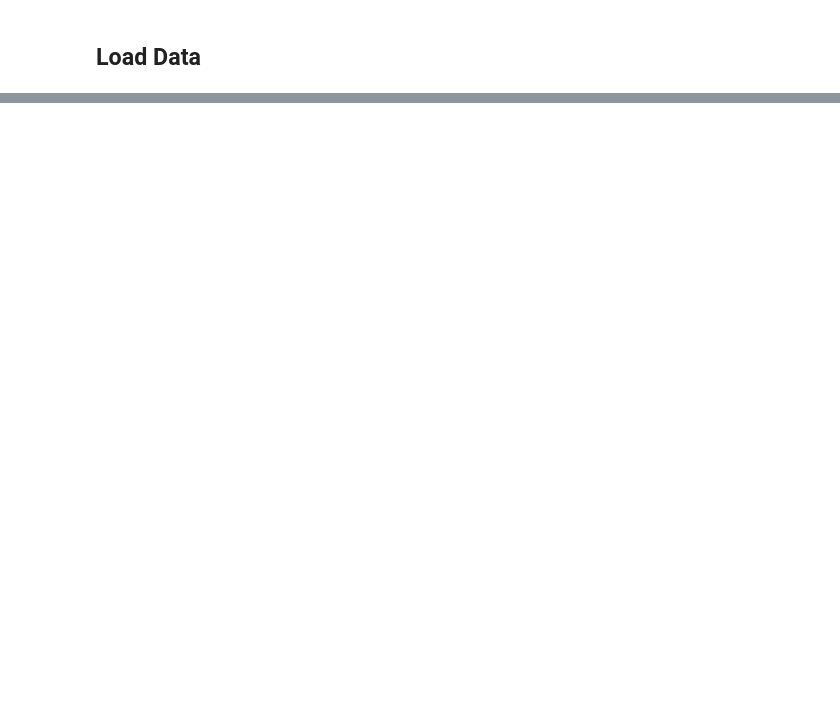
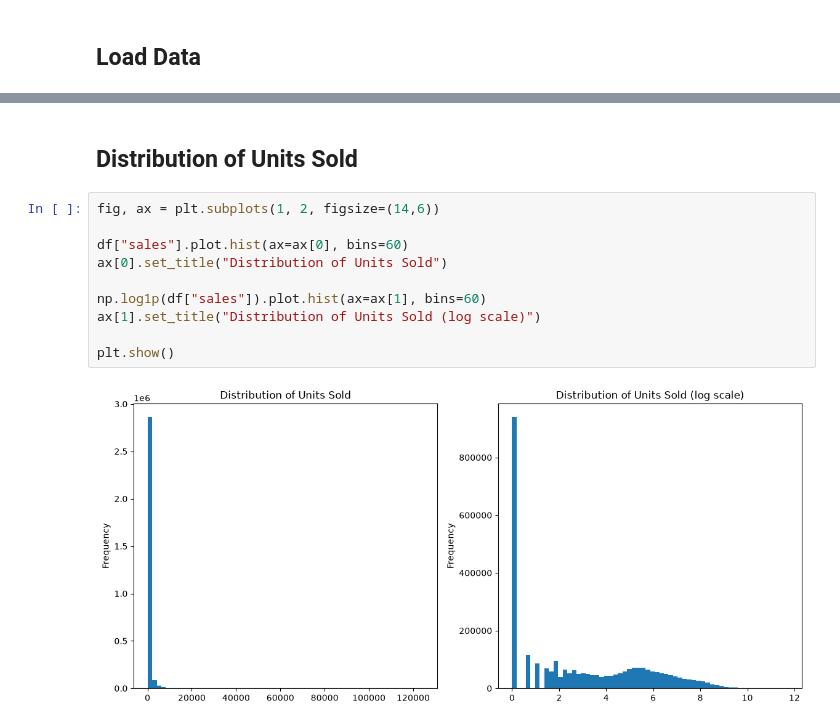
Before and after one commit to jandersen12/favorita-demand-forecasting, a Jupyter notebook: notebooks/01-eda.ipynb, the cells around one changed output, grey strips where cells are left out. Saved outputs shown, nothing was run; the diff lists cells and outputs as text; blank space fills up the shorter version.

```diff
--- a/notebooks/01-eda.ipynb
+++ b/notebooks/01-eda.ipynb
@@ -26,0 +95,14 @@ Zero-sales rows %: 0.313
+# %% [markdown]
+## Distribution of Units Sold
+# %%
+fig, ax = plt.subplots(1, 2, figsize=(14,6))
+
+df["sales"].plot.hist(ax=ax[0], bins=60)
+ax[0].set_title("Distribution of Units Sold")
+
+np.log1p(df["sales"]).plot.hist(ax=ax[1], bins=60)
+ax[1].set_title("Distribution of Units Sold (log scale)")
+
+plt.show()
+# %% [output]
+[figure, added]
```
Also changed, not shown: parts of 28 cells of this notebook.
